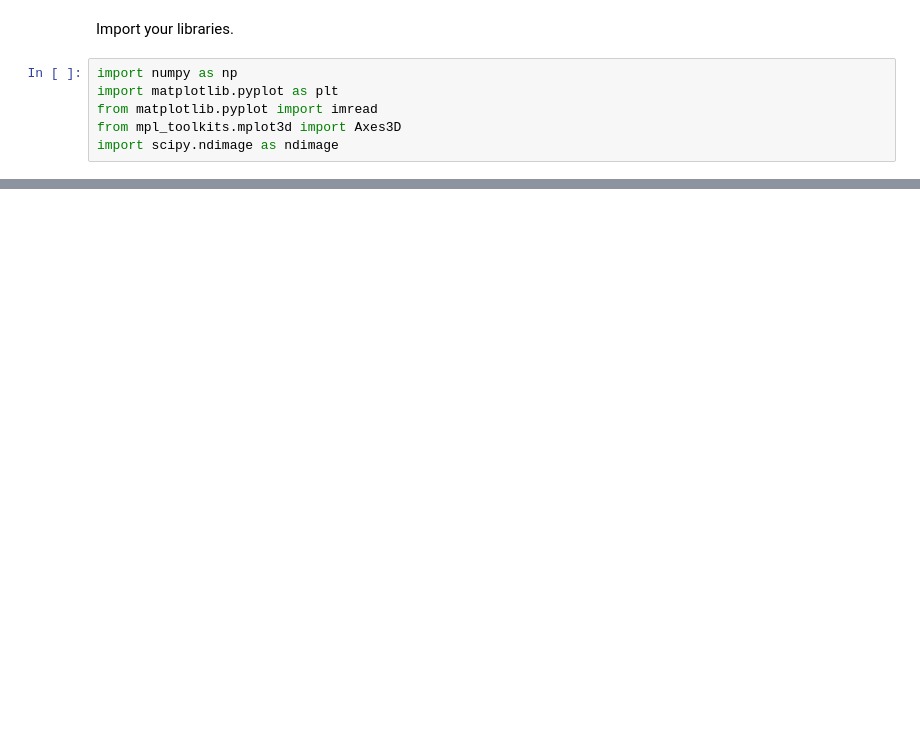
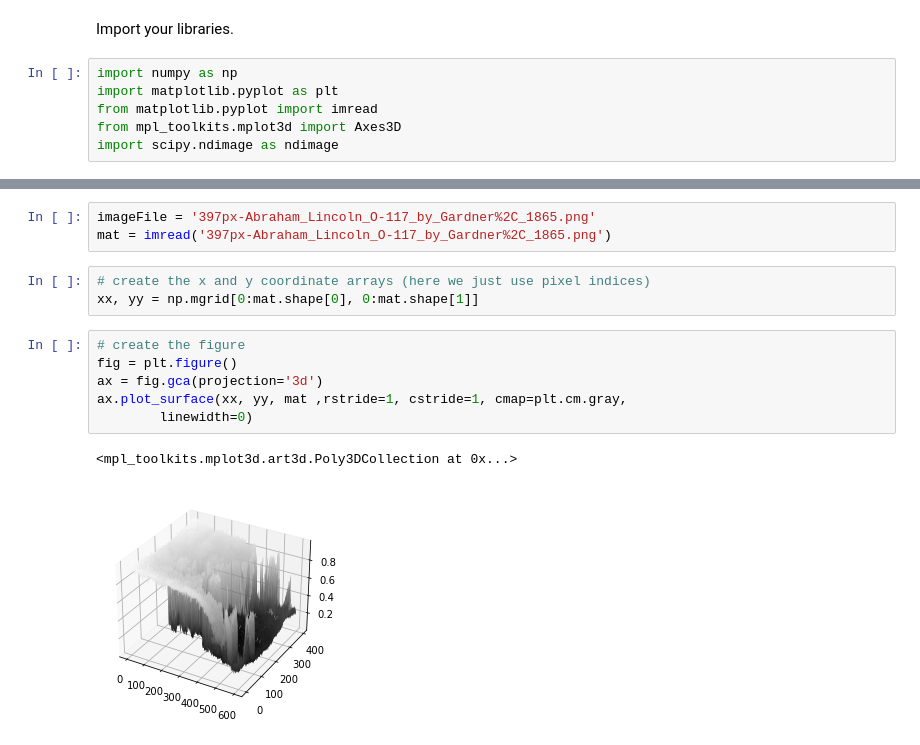
Before and after one commit to kwendt3/Fourier, a Jupyter notebook: 2D23D.ipynb, the cells around one changed output, grey strips where cells are left out. Drawn from its saved outputs; the diff is of its cells as text; blank space fills up the shorter version.

```diff
--- a/2D23D.ipynb
+++ b/2D23D.ipynb
@@ -55,0 +29,15 @@ plt.show()
+# %%
+imageFile = '397px-Abraham_Lincoln_O-117_by_Gardner%2C_1865.png'
+mat = imread('397px-Abraham_Lincoln_O-117_by_Gardner%2C_1865.png')
+# %%
+# create the x and y coordinate arrays (here we just use pixel indices)
+xx, yy = np.mgrid[0:mat.shape[0], 0:mat.shape[1]]
+# %%
+# create the figure
+fig = plt.figure()
+ax = fig.gca(projection='3d')
+ax.plot_surface(xx, yy, mat ,rstride=1, cstride=1, cmap=plt.cm.gray,
+        linewidth=0)
+# %% [output]
+<mpl_toolkits.mplot3d.art3d.Poly3DCollection at 0x...>
+[figure, added]
```
Also changed, not shown: parts of 11 cells of this notebook.
